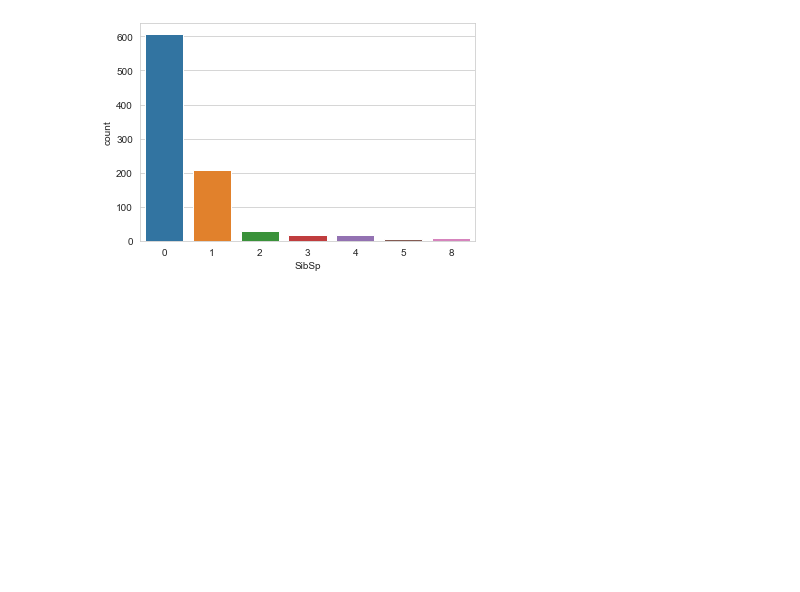
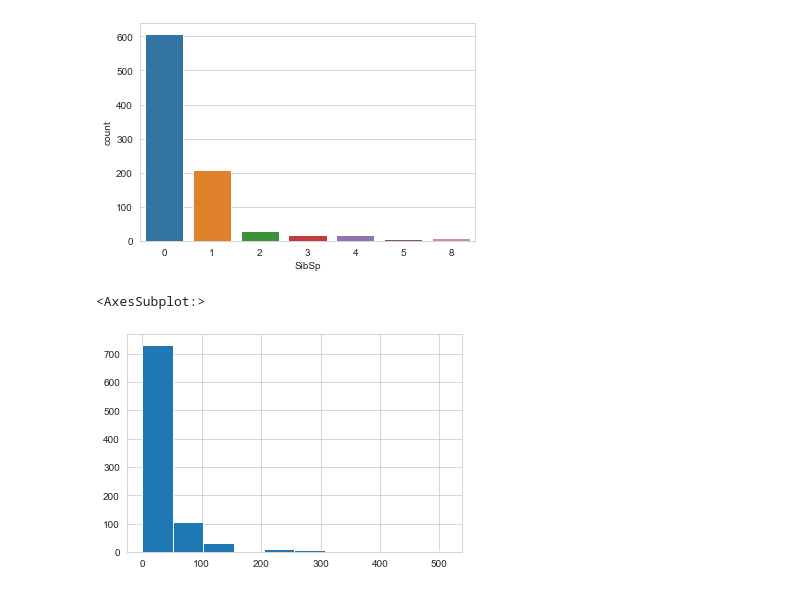
Before and after one commit to zewdu-mogesse/ML-Algorithms, a Jupyter notebook: Logistic regression/Logistic regression.ipynb, the cells around one changed output. Drawn from its saved outputs; the diff is of its cells as text; code cells hidden in the pictures; blank space fills up the shorter version.

```diff
--- a/Logistic regression/Logistic regression.ipynb
+++ b/Logistic regression/Logistic regression.ipynb
@@ -54,3 +58,8 @@ sns.countplot(x = 'SibSp', data = train)
 # %% [output]
 <AxesSubplot:xlabel='SibSp', ylabel='count'>
 [figure]
+# %%
+train['Fare'].hist()
+# %% [output]
+<AxesSubplot:>
+[figure, added]
```
Also changed, not shown: parts of 4 cells of this notebook.
